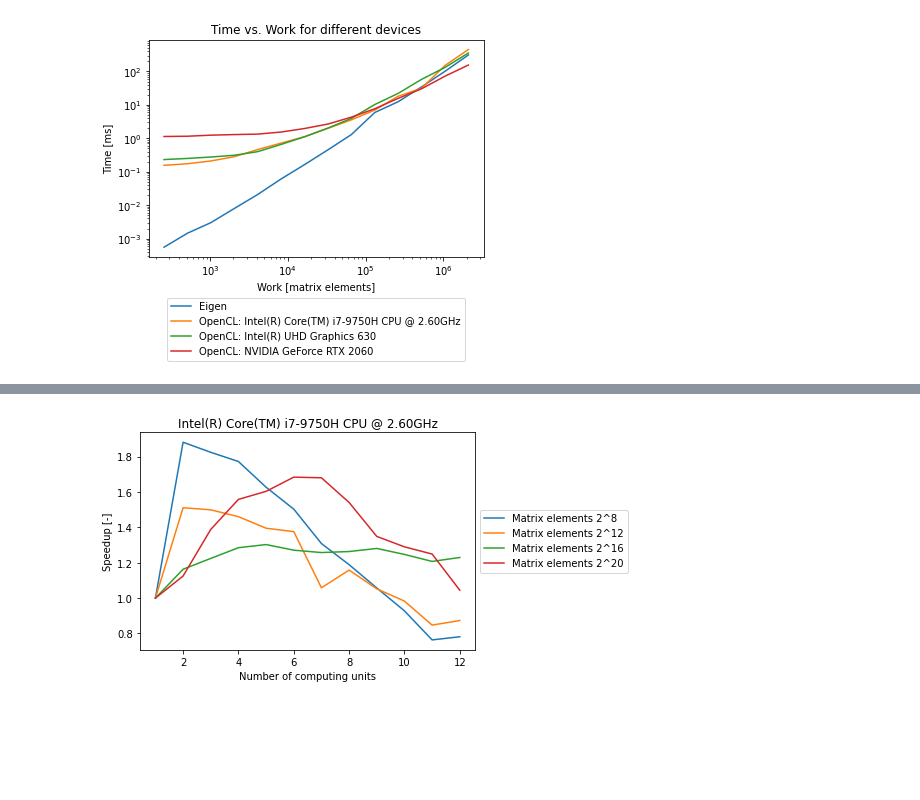
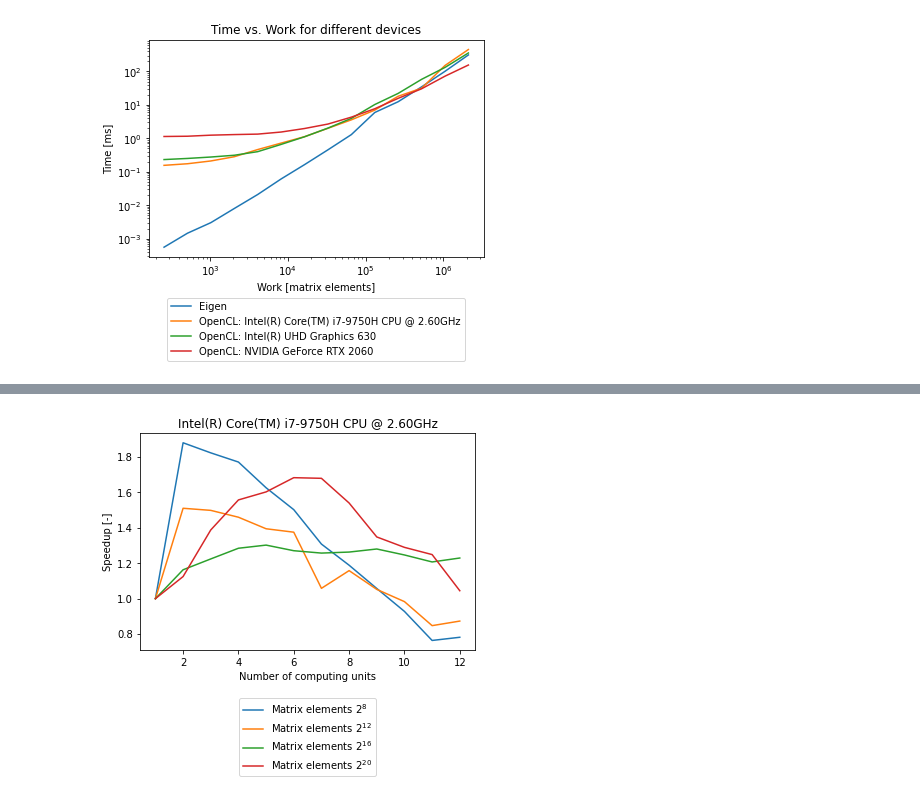
Before and after one commit to esdandreu/OpenCL-example, a Jupyter notebook: scripts/plot.ipynb, the cells around one changed output, grey strips where cells are left out. Saved outputs shown, nothing was run; the diff lists cells and outputs as text; code cells hidden in the pictures; blank space fills up the shorter version.

Commit message:
better plots

```diff
--- a/scripts/plot.ipynb
+++ b/scripts/plot.ipynb
@@ -166,12 +166,13 @@ for index, (name, group) in enumerate(
         # put the major ticks at the middle of each cell
     colorbars[0].mappable.set_clim(*colorbars[1].mappable.get_clim())
     colorbars[0].remove()
-    fig.suptitle(device)
+    title = fig.suptitle(f"Speed benchmark: {device}")
     fig.tight_layout()
     fig.savefig(
         BENCHMARK_PATH / f"d{index}-speed-units.png",
         bbox_extra_artists=(
             axs[1].legend(loc='lower center', bbox_to_anchor=(0.5, -0.4)),
+            title,
             ),
         bbox_inches='tight'
         )
@@ -202,9 +203,7 @@ for index, (name, group) in enumerate(
             values='speedup'
             )
         plot = ax.pcolor(data, cmap='YlOrRd')
-        colorbars.append(
-            fig.colorbar(plot, ax=ax, label='Speedup [-]')
-            )
+        colorbars.append(fig.colorbar(plot, ax=ax, label='Speedup [-]'))
         if i:
             ax.set_ylabel('Work [matrix elements]')
             ax.set_yticks(np.arange(data.shape[0]) + 0.5, minor=False)
@@ -233,12 +232,13 @@ for index, (name, group) in enumerate(
         # put the major ticks at the middle of each cell
     colorbars[0].mappable.set_clim(*colorbars[1].mappable.get_clim())
     colorbars[0].remove()
-    fig.suptitle(device)
+    title = fig.suptitle(f"Speedup benchmark: {device}")
     fig.tight_layout()
     fig.savefig(
-        BENCHMARK_PATH / f"d{index}-speed-units.png",
+        BENCHMARK_PATH / f"d{index}-speedup-units.png",
         bbox_extra_artists=(
             axs[1].legend(loc='lower center', bbox_to_anchor=(0.5, -0.4)),
+            title,
             ),
         bbox_inches='tight'
         )
@@ -246,0 +247,24 @@ for index, (name, group) in enumerate(
+# %%
+for index, (name, group) in enumerate(
+    opencl[~opencl['compute_units'].isnull()].groupby('device')
+    ):
+    _, ax = plt.subplots()
+    for work, data in group.groupby('work'):
+        if (worklog2:=math.log2(work)) not in [8, 12, 16, 20]:
+            continue
+        data[data['compute_units'] > 0].plot(
+            x='compute_units',
+            y='speed',
+            label=f"Matrix elements $2^{{{worklog2:.0f}}}$",
+            ax=ax
+            )
+    ax.set_title(device)
+    ax.set_xlabel("Number of computing units")
+    ax.set_ylabel("Speed [Matrix elements/s]")
+    ax.figure.savefig(
+        BENCHMARK_PATH / f"d{index}-speed-units-line.png",
+        bbox_extra_artists=(
+            ax.legend(loc='lower center', bbox_to_anchor=(0.5, -0.6)),
+            ),
+        bbox_inches='tight'
+        )
@@ -247,29 +273,29 @@ for index, (name, group) in enumerate(
 # %%
 for index, (name, group) in enumerate(
     opencl[~opencl['compute_units'].isnull()].groupby('device')
     ):
     _, ax = plt.subplots()
     for work, data in group.groupby('work'):
         if (worklog2:=math.log2(work)) not in [8, 12, 16, 20]:
             continue
         data['speedup'] = data['speed'] / int(
             data[data['compute_units'] == 1]['speed']
             )
         data[data['compute_units'] > 0].plot(
             x='compute_units',
             y='speedup',
-            label=f"Matrix elements 2^{worklog2:.0f}",
+            label=f"Matrix elements $2^{{{worklog2:.0f}}}$",
             ax=ax
             )
     ax.set_title(device)
     ax.set_xlabel("Number of computing units")
     ax.set_ylabel("Speedup [-]")
     ax.figure.savefig(
         BENCHMARK_PATH / f"d{index}-speedup-units-line.png",
         bbox_extra_artists=(
-            ax.legend(loc='center left', bbox_to_anchor=(1, 0.5)),
+            ax.legend(loc='lower center', bbox_to_anchor=(0.5, -0.6)),
             ),
         bbox_inches='tight'
         )
 # %% [output]
-[figure, old version]
+[figure, new version]
```
Also changed, not shown: parts of 3 cells of this notebook, 4 other files.
